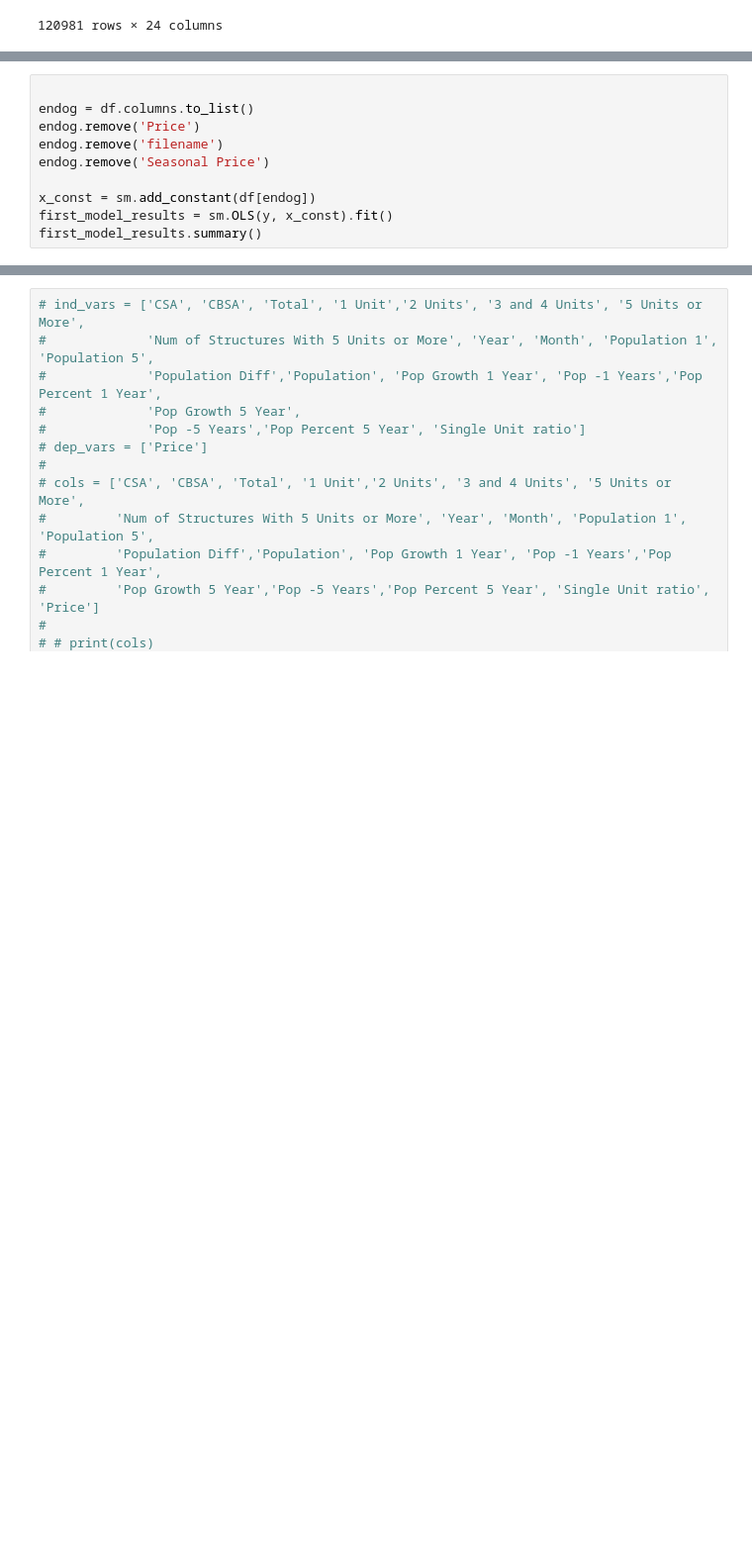
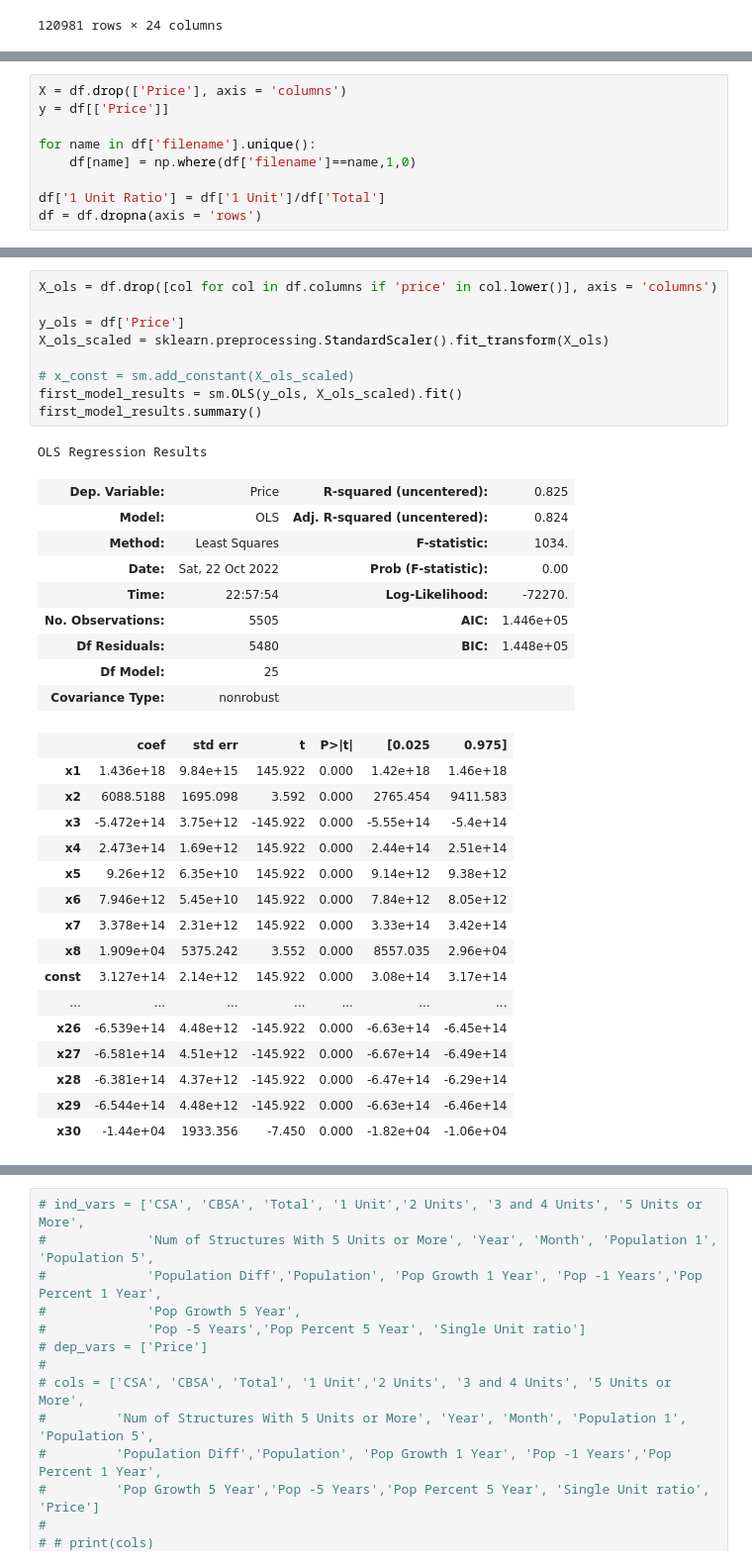
Before and after one commit to pmains/housing-permits, a Jupyter notebook: supervised2.ipynb, the cells around one changed output, grey strips where cells are left out. Shown at 99% size. Saved outputs shown, nothing was run; the diff lists cells and outputs as text; blank space fills up the shorter version.

```diff
--- a/supervised2.ipynb
+++ b/supervised2.ipynb
@@ -192,10 +81,0 @@ y2 = df2['Price'].to_numpy()
-# %%
-
-endog = df.columns.to_list()
-endog.remove('Price')
-endog.remove('filename')
-endog.remove('Seasonal Price')
-
-x_const = sm.add_constant(df[endog])
-first_model_results = sm.OLS(y, x_const).fit()
-first_model_results.summary()
@@ -228,0 +82,9 @@ for scoring in sklearn.metrics.get_scorer_names():
+# %%
+X = df.drop(['Price'], axis = 'columns')
+y = df[['Price']]
+
+for name in df['filename'].unique():
+    df[name] = np.where(df['filename']==name,1,0)
+
+df['1 Unit Ratio'] = df['1 Unit']/df['Total']
+df = df.dropna(axis = 'rows')
@@ -228,0 +204,36 @@ for scoring in sklearn.metrics.get_scorer_names():
+# %%
+X_ols = df.drop([col for col in df.columns if 'price' in col.lower()], axis = 'columns')
+
+y_ols = df['Price']
+X_ols_scaled = sklearn.preprocessing.StandardScaler().fit_transform(X_ols)
+
+# x_const = sm.add_constant(X_ols_scaled)
+first_model_results = sm.OLS(y_ols, X_ols_scaled).fit()
+first_model_results.summary()
+# %% [output]
+OLS Regression Results
+| Dep. Variable: | Price | R-squared (uncentered): | 0.825 |
+| Model: | OLS | Adj. R-squared (uncentered): | 0.824 |
+| Method: | Least Squares | F-statistic: | 1034. |
+| Date: | Sat, 22 Oct 2022 | Prob (F-statistic): | 0.00 |
+| Time: | 22:57:54 | Log-Likelihood: | -72270. |
+| No. Observations: | 5505 | AIC: | 1.446e+05 |
+| Df Residuals: | 5480 | BIC: | 1.448e+05 |
+| Df Model: | 25 |  |  |
+| Covariance Type: | nonrobust |  |  |
+|  | coef | std err | t | P>|t| | [0.025 | 0.975] |
+| x1 | 1.436e+18 | 9.84e+15 | 145.922 | 0.000 | 1.42e+18 | 1.46e+18 |
+| x2 | 6088.5188 | 1695.098 | 3.592 | 0.000 | 2765.454 | 9411.583 |
+| x3 | -5.472e+14 | 3.75e+12 | -145.922 | 0.000 | -5.55e+14 | -5.4e+14 |
+| x4 | 2.473e+14 | 1.69e+12 | 145.922 | 0.000 | 2.44e+14 | 2.51e+14 |
+| x5 | 9.26e+12 | 6.35e+10 | 145.922 | 0.000 | 9.14e+12 | 9.38e+12 |
+| x6 | 7.946e+12 | 5.45e+10 | 145.922 | 0.000 | 7.84e+12 | 8.05e+12 |
+| x7 | 3.378e+14 | 2.31e+12 | 145.922 | 0.000 | 3.33e+14 | 3.42e+14 |
+| x8 | 1.909e+04 | 5375.242 | 3.552 | 0.000 | 8557.035 | 2.96e+04 |
+| const | 3.127e+14 | 2.14e+12 | 145.922 | 0.000 | 3.08e+14 | 3.17e+14 |
+| ... | ... | ... | ... | ... | ... | ... |
+| x26 | -6.539e+14 | 4.48e+12 | -145.922 | 0.000 | -6.63e+14 | -6.45e+14 |
+| x27 | -6.581e+14 | 4.51e+12 | -145.922 | 0.000 | -6.67e+14 | -6.49e+14 |
+| x28 | -6.381e+14 | 4.37e+12 | -145.922 | 0.000 | -6.47e+14 | -6.29e+14 |
+| x29 | -6.544e+14 | 4.48e+12 | -145.922 | 0.000 | -6.63e+14 | -6.46e+14 |
+| x30 | -1.44e+04 | 1933.356 | -7.450 | 0.000 | -1.82e+04 | -1.06e+04 |
```
Also changed, not shown: parts of 53 cells of this notebook.
